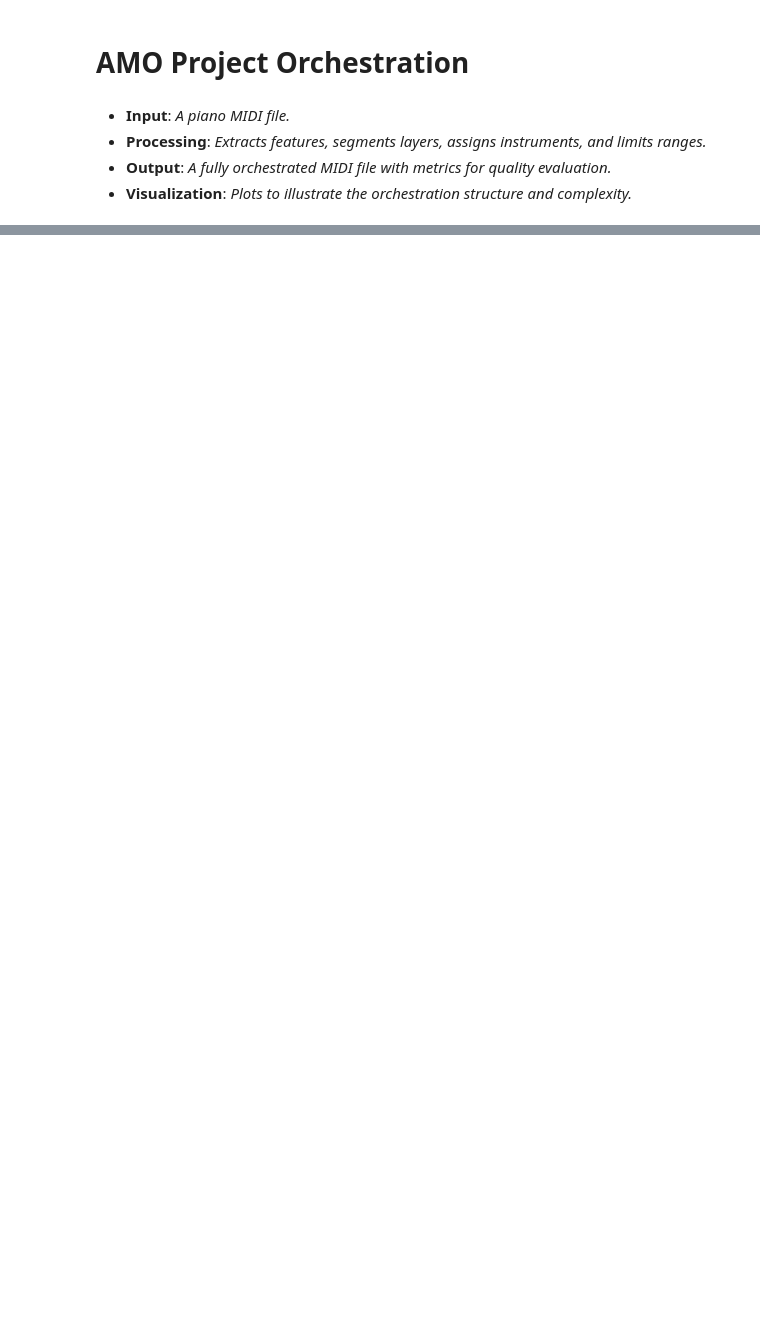
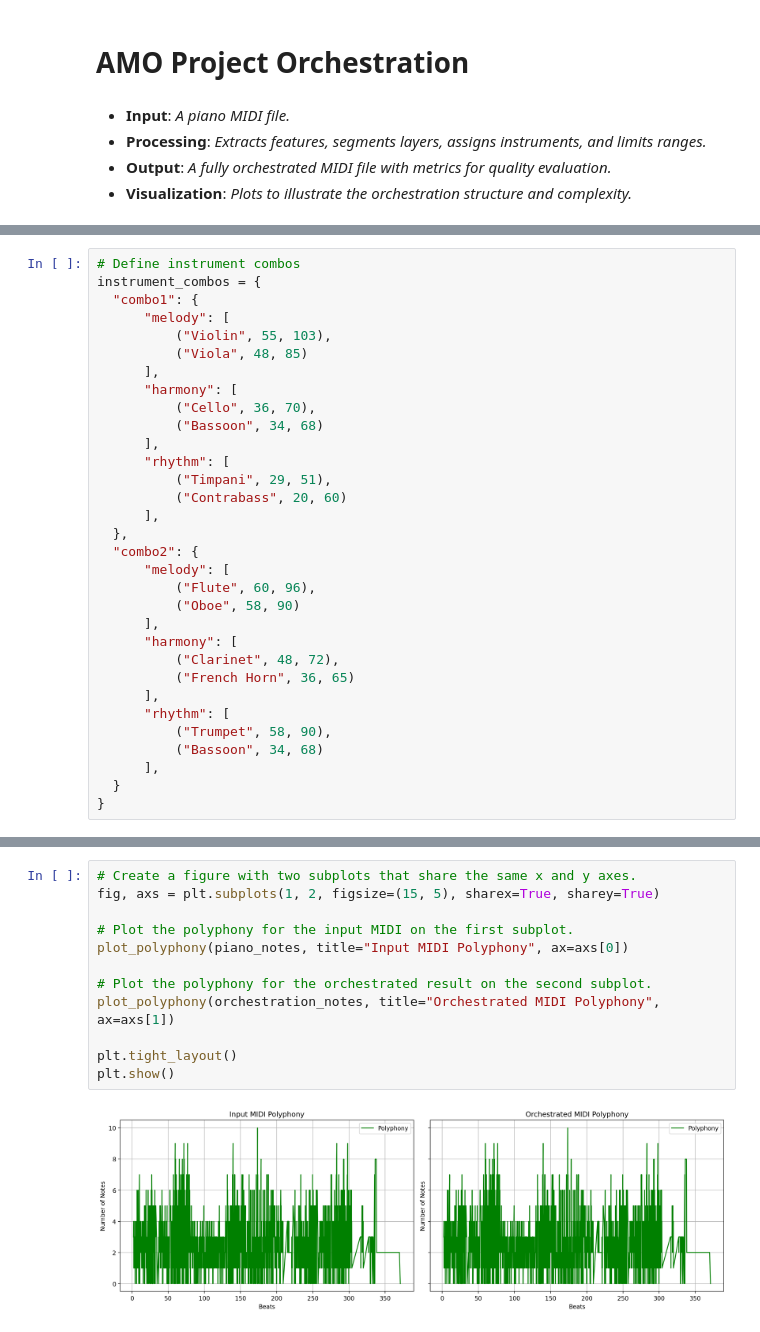
Before and after one commit to MateoLopez00/AMO-Project, a Jupyter notebook: main/AMO_main.ipynb, the cells around one changed output, grey strips where cells are left out. Saved outputs shown, nothing was run; the diff lists cells and outputs as text; blank space fills up the shorter version.

```diff
--- a/main/AMO_main.ipynb
+++ b/main/AMO_main.ipynb
@@ -237,0 +48,32 @@ plot_polyphony(orchestration_notes)
+# %%
+# Define instrument combos
+instrument_combos = {
+  "combo1": {
+      "melody": [
+          ("Violin", 55, 103),
+          ("Viola", 48, 85)
+      ],
+      "harmony": [
+          ("Cello", 36, 70),
+          ("Bassoon", 34, 68)
+      ],
+      "rhythm": [
+          ("Timpani", 29, 51),
+          ("Contrabass", 20, 60)
+      ],
+  },
+  "combo2": {
+      "melody": [
+          ("Flute", 60, 96),
+          ("Oboe", 58, 90)
+      ],
+      "harmony": [
+          ("Clarinet", 48, 72),
+          ("French Horn", 36, 65)
+      ],
+      "rhythm": [
+          ("Trumpet", 58, 90),
+          ("Bassoon", 34, 68)
+      ],
+  }
+}
@@ -237,0 +178,14 @@ plot_polyphony(orchestration_notes)
+# %%
+# Create a figure with two subplots that share the same x and y axes.
+fig, axs = plt.subplots(1, 2, figsize=(15, 5), sharex=True, sharey=True)
+
+# Plot the polyphony for the input MIDI on the first subplot.
+plot_polyphony(piano_notes, title="Input MIDI Polyphony", ax=axs[0])
+
+# Plot the polyphony for the orchestrated result on the second subplot.
+plot_polyphony(orchestration_notes, title="Orchestrated MIDI Polyphony", ax=axs[1])
+
+plt.tight_layout()
+plt.show()
+# %% [output]
+[figure, added]
```
Also changed, not shown: parts of 14 cells of this notebook.
